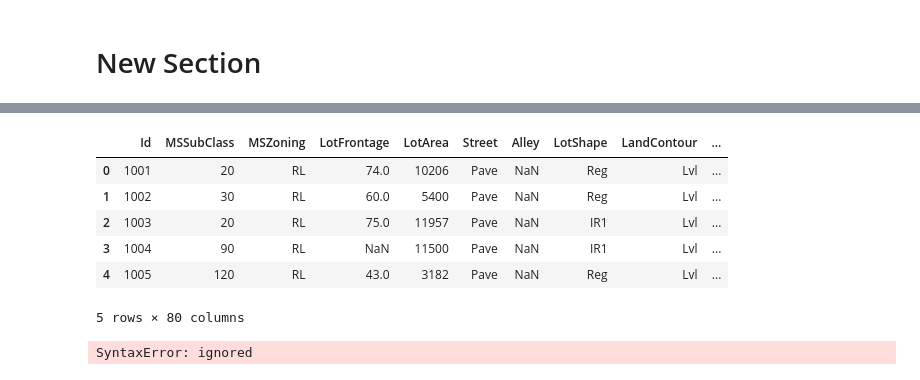
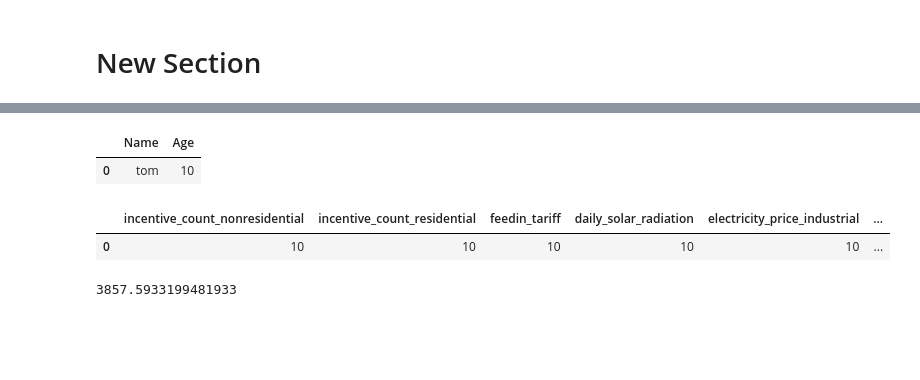
Before and after one commit to jennyryao/final_project, a Jupyter notebook: predict_solar_rooftops.ipynb, the cells around one changed output, grey strips where cells are left out. Saved outputs shown, nothing was run; the diff lists cells and outputs as text; code cells hidden in the pictures; blank space fills up the shorter version.

Commit message:
Updated with complete model and prediction

```diff
--- a/predict_solar_rooftops.ipynb
+++ b/predict_solar_rooftops.ipynb
@@ -118,36 +135,45 @@ plt.scatter(predictions, Y)
+# %%
+# initialize list of lists
+data = [['tom', 10]]
+
+# Create the pandas DataFrame
+df = pd.DataFrame(data, columns=['Name', 'Age'])
+
+# print dataframe.
+df
+# %% [output]
+|  | Name | Age |
+| 0 | tom | 10 |
 # %%
 #predict using test data
-url = "https://raw.githubusercontent.com/jennyryao/PS4HouseDataExercise/master/test.csv"
-data = pd.read_csv(url)
+#url = "https://raw.githubusercontent.com/jennyryao/PS4HouseDataExercise/master/test.csv"
+#data = pd.read_csv(url)
+
+# initialize list of lists
+input_data = [[10, 10, 10, 10, 10, 10, 10, 10, 10]]
+
+# Create the pandas DataFrame
+data = pd.DataFrame(input_data, columns=['incentive_count_nonresidential', 'incentive_count_residential', 'feedin_tariff', 'daily_solar_radiation',
+                                         'electricity_price_industrial', 'electricity_price_commercial', 'rebate', 'heating_design_temperature', 'electricity_price_overall'])
+
+# print dataframe.
 data.shape
+data
+
 test = data.iloc[:,:]
-test.to_json('housedata.json')
+#test.to_json('housedata.json')
 test.head()
 # %% [output]
-|  | Id | MSSubClass | MSZoning | LotFrontage | LotArea | Street | Alley | LotShape | LandContour | ... |
-| 0 | 1001 | 20 | RL | 74.0 | 10206 | Pave | NaN | Reg | Lvl | ... |
-| 1 | 1002 | 30 | RL | 60.0 | 5400 | Pave | NaN | Reg | Lvl | ... |
-| 2 | 1003 | 20 | RL | 75.0 | 11957 | Pave | NaN | IR1 | Lvl | ... |
-| 3 | 1004 | 90 | RL | NaN | 11500 | Pave | NaN | IR1 | Lvl | ... |
-| 4 | 1005 | 120 | RL | 43.0 | 3182 | Pave | NaN | Reg | Lvl | ... |
+|  | incentive_count_nonresidential | incentive_count_residential | feedin_tariff | daily_solar_radiation | electricity_price_industrial | ... |
+| 0 | 10 | 10 | 10 | 10 | 10 | ... |
-5 rows × 80 columns
 # %%
-newCols = cols.drop(['SalePrice'])
+newCols = cols.drop(['solar_panel_area_divided_by_area'])
 X2 = test[newCols]
 X2
 
 lr = linear_model.LinearRegression()
 #model = lr.fit(X2, Y)
 testPredictions = model.predict(X2)
+testPredictions[0]
+# %% [output]
+3857.5933199481933
-# %%
-#export results to csv
-
-preLen = len(testPredictions)
-preLen
-pred_list = testPredictions.tolist()
-d = {'Id': test.Id, 'PredSalePrice': pred_list}
-
-testdf = pd.DataFrame(d)
-testdf.to_csv(index=False)
-# %% [output]
-SyntaxError: ignored
```
Also changed, not shown: parts of 9 cells of this notebook.
